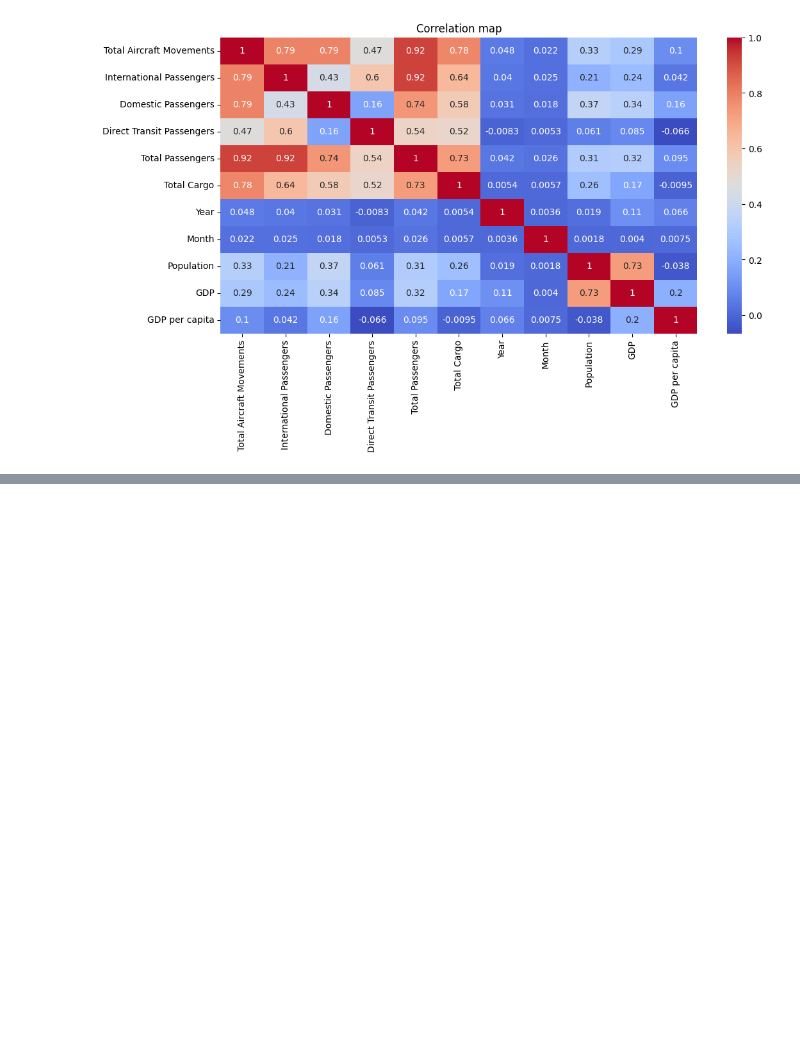
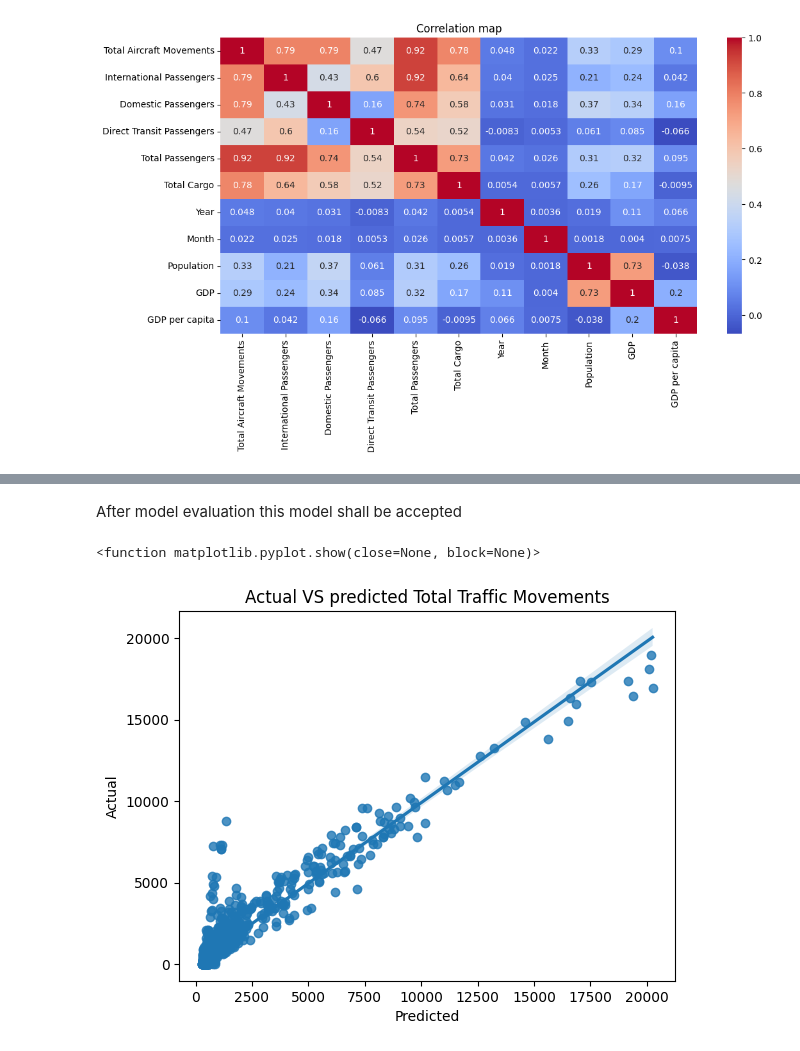
Before and after one commit to MbuyiseloNtando/Flights, a Jupyter notebook: Main_project.ipynb, the cells around one changed output, grey strips where cells are left out. Cells and saved outputs as stored; diff of their text form; code cells hidden in the pictures; blank space fills up the shorter version.

```diff
--- a/Main_project.ipynb
+++ b/Main_project.ipynb
@@ -192,0 +277,11 @@ sns.heatmap(df.corr(numeric_only=True), cmap='coolwarm', annot=True)
+# %% [markdown]
+After model evaluation this model shall be accepted
+# %%
+sns.regplot(x=y_pred, y=y_test)
+plt.xlabel ('Predicted')
+plt.ylabel ('Actual')
+plt.title('Actual VS predicted Total Traffic Movements')
+plt.show
+# %% [output]
+<function matplotlib.pyplot.show(close=None, block=None)>
+[figure, added]
```
Also changed, not shown: parts of 15 cells of this notebook.
